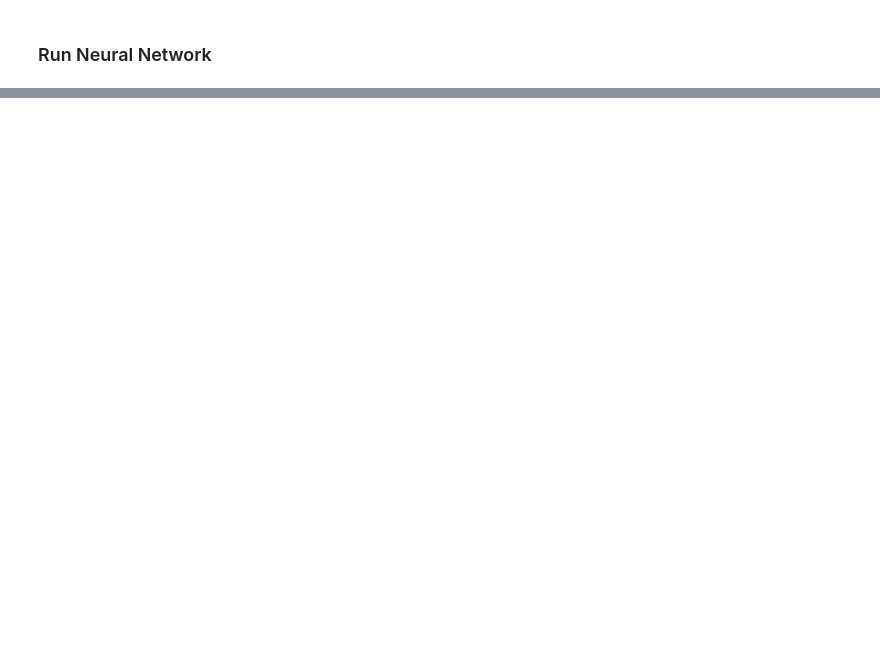
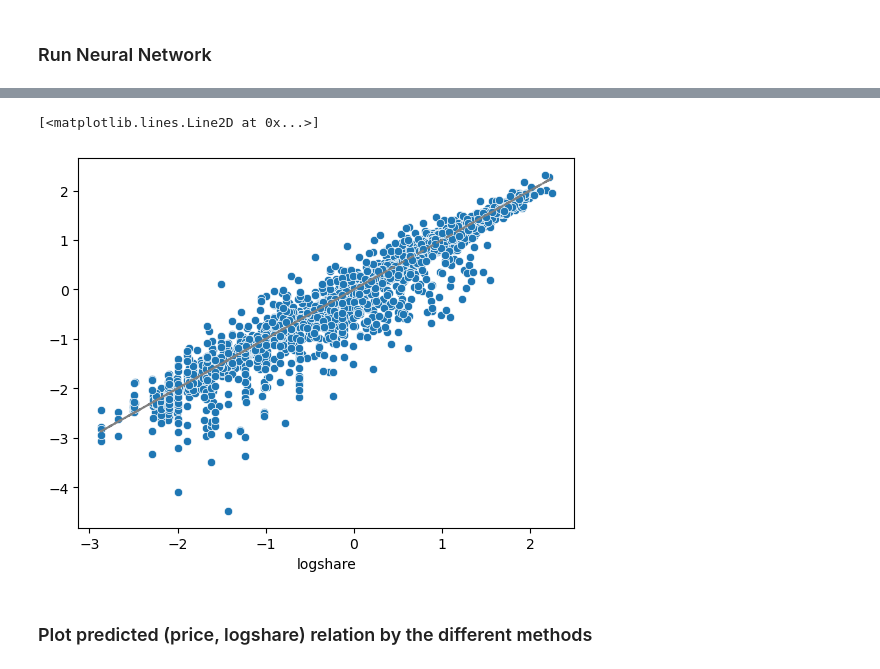
Before and after one commit to raphaelzerbato/AI_Workshop, a Jupyter notebook: car_price_prossessing.ipynb, the cells around one changed output, grey strips where cells are left out. Cells and saved outputs as stored; diff of their text form; code cells hidden in the pictures; blank space fills up the shorter version.

```diff
--- a/car_price_prossessing.ipynb
+++ b/car_price_prossessing.ipynb
@@ -456,12 +456,15 @@ def reduce_to_full_rank(A, tol=1e-10):
     independent = np.abs(np.diag(R)) > tol
     return A[:, independent]
 
-def get_non_collinear_instruments(X_exog, Z, tol=1e-10):
+def get_non_collinear_instruments(Z, X_exog = None, tol=1e-10):
     # Regress each instrument on the exogenous variables
     # Keep instruments that are not perfectly explained by exogenous variables
 
-    X = np.asarray(X_exog)
-    X = np.hstack([X, np.ones((X.shape[0], 1))])  # add constant
+    if np.all(X_exog==None):
+        X = np.ones((Z.shape[0], 1)) # other exogenous reduce to constant only
+    else:
+        X = np.asarray(X_exog)
+        X = np.hstack([X, np.ones((X.shape[0], 1))])  # add constant
 
     keep = []
     NewZ = Z
@@ -484,6 +487,6 @@ def get_non_collinear_instruments(X_exog, Z, tol=1e-10):
 dep_var = ['logshare']
 endog_vars = ['sellingprice']
 exog_vars = list(exog_df.columns)[1:]
-Z, instr_vars = get_non_collinear_instruments(df1[exog_vars], Z)
+Z, instr_vars = get_non_collinear_instruments(Z, df1[exog_vars])
 data = sm.add_constant(df1.join(Z)[['logshare']+exog_vars+endog_vars+instr_vars])
 exog_vars = ['const'] + exog_vars
@@ -567,7 +565,7 @@ plt.plot(data[dep_var], data[dep_var], linestyle='--', color='gray')
 # %%
 ##Check the IV2SLS result manually
 X = np.array(data[exog_vars+endog_vars])
-Y = np.array(data[['LogSales']])
+Y = np.array(data[['logshare']])
 Z1 = np.array(data[exog_vars+instr_vars])
 Pz = Z1@np.linalg.inv(Z1.T@Z1)@Z1.T
 
@@ -579,23 +595,24 @@ Beta_IV
 # %%
 ##Deep Neural Network
 
-X = data[exog_vars+endog_vars]
-Y = data[dep_var]
+X = data[exog_vars[1:]+endog_vars]; Y = data[dep_var]
+#X = (X-X.mean())/X.std(); Y = (Y-Y.mean())/Y.std()
+
 
 nnmodel = keras.Sequential([
     Input(shape=(X.shape[1],)),
     layers.Dense(128, activation='relu'),
-    layers.Dropout(0.5),
+    #layers.Dropout(0.5),
     layers.Dense(128, activation='relu'),
-    layers.Dropout(0.5),
+    #layers.Dropout(0.5),
     layers.Dense(128, activation='relu'),
-    layers.Dropout(0.5),
+    #layers.Dropout(0.5),
     layers.Dense(1)  # Single output neuron for regression
 ])
 
 nnmodel.compile(optimizer='adam',
-              loss='mse',               # Mean Squared Error for regression
-              metrics=['mae']         # Mean Absolute Error for evaluation
+              loss='mae',               # Mean Squared Error for regression (is more robust to outliers)
+              metrics=['mse']         # Mean Absolute Error for evaluation
              )
 
 print(nnmodel.summary())
@@ -611,0 +648,6 @@ np.var(resids,axis=0)/np.var(Y,axis=0)
+# %%
+##Predictions from Neural Network
+
+sns.scatterplot(x=Y.iloc[:,0],y=nnmodel.predict(X)[:,0])
+plt.plot(Y.iloc[:,0], Y.iloc[:,0], linestyle='--', color='gray')
+# %% [output]
@@ -612 +655,5 @@ np.var(resids,axis=0)/np.var(Y,axis=0)
+[<matplotlib.lines.Line2D at 0x...>]
+[figure, added]
+# %% [markdown]
+### Plot predicted (price, logshare) relation by the different methods
 # %%
```
Also changed, not shown: parts of 24 cells of this notebook.
